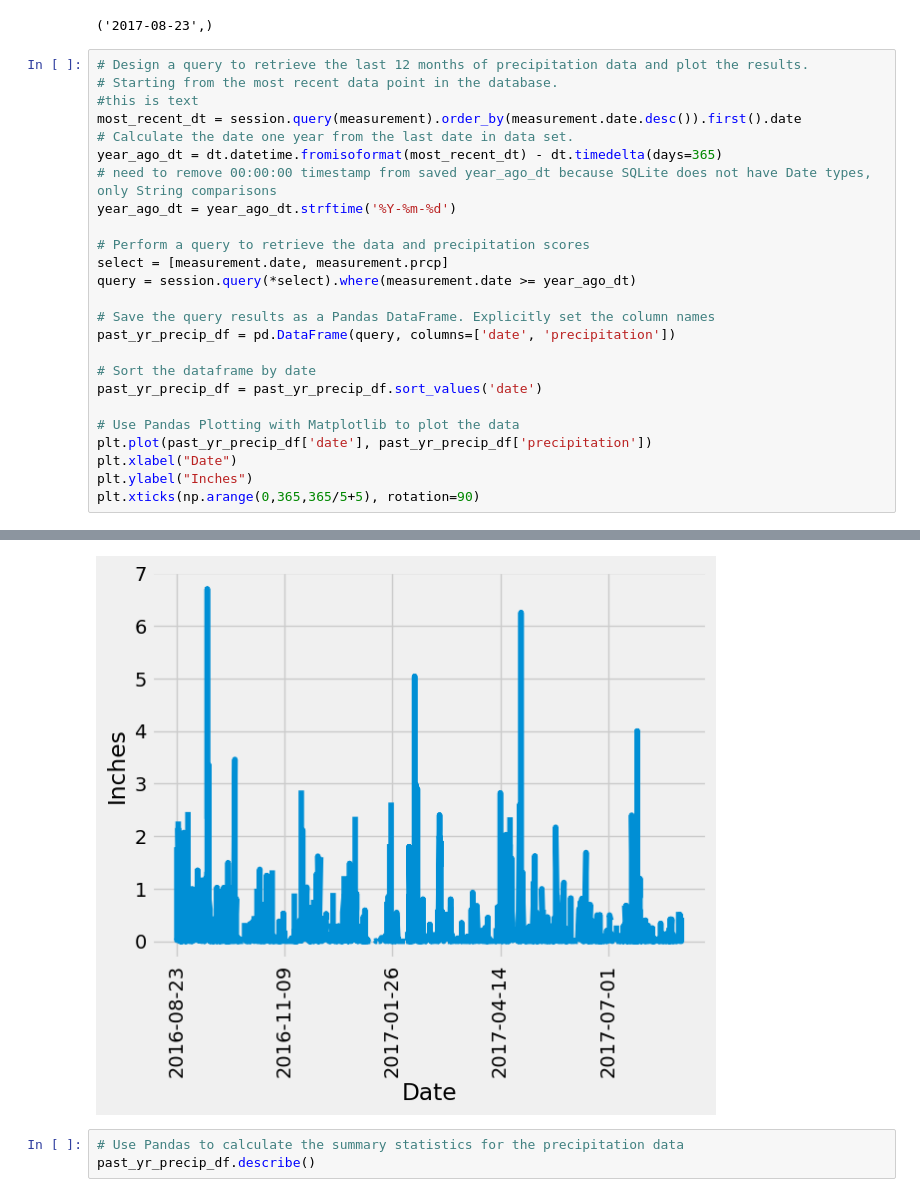
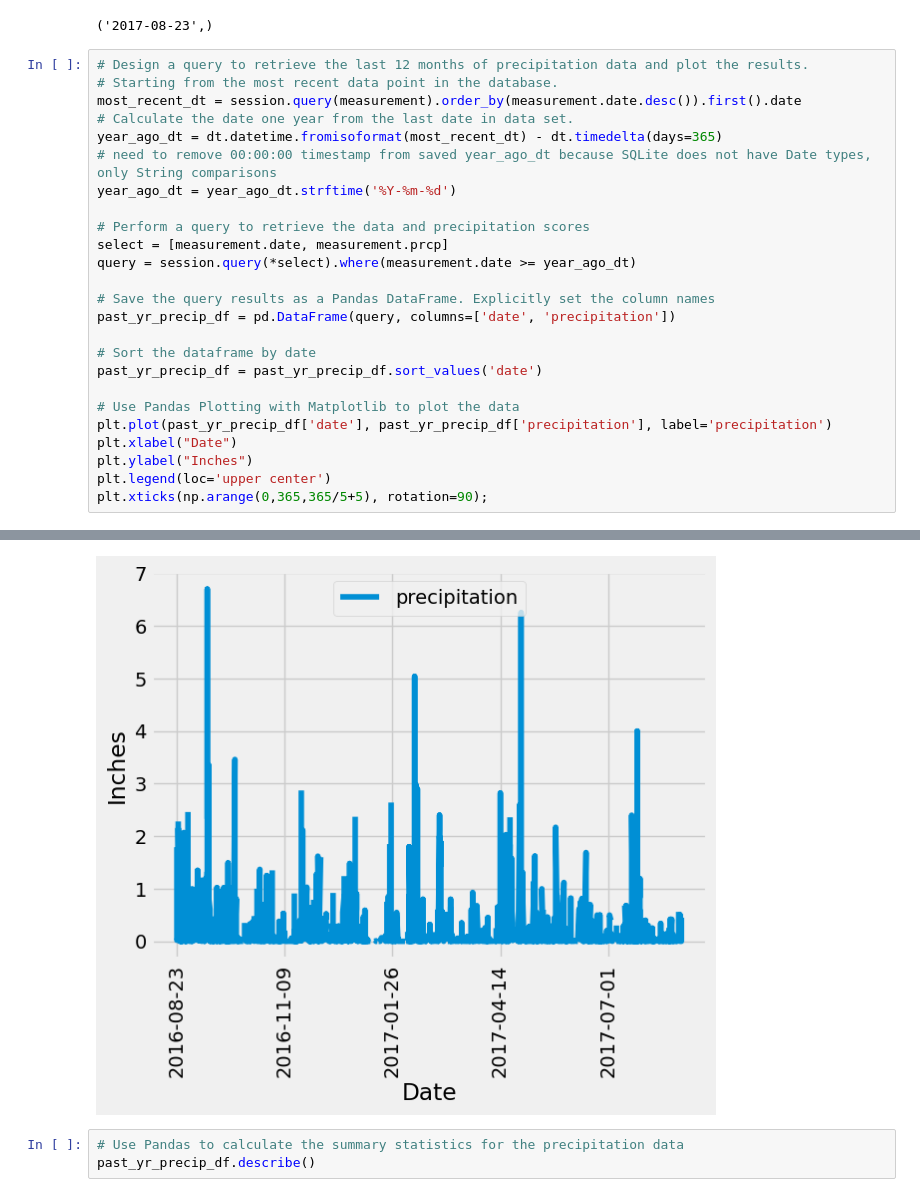
Before and after one commit to ComfyKoala/sqlalchemy-challenge, a Jupyter notebook: SurfsUp/climate_starter.ipynb, the cells around one changed output, grey strips where cells are left out. Cells and saved outputs as stored; diff of their text form.

```diff
--- a/SurfsUp/climate_starter.ipynb
+++ b/SurfsUp/climate_starter.ipynb
@@ -45,7 +45,6 @@ session.query(measurement.date).order_by(measurement.date.desc()).first()
 # %%
 # Design a query to retrieve the last 12 months of precipitation data and plot the results.
 # Starting from the most recent data point in the database.
-#this is text
 most_recent_dt = session.query(measurement).order_by(measurement.date.desc()).first().date
 # Calculate the date one year from the last date in data set.
 year_ago_dt = dt.datetime.fromisoformat(most_recent_dt) - dt.timedelta(days=365)
@@ -63,8 +62,9 @@ past_yr_precip_df = pd.DataFrame(query, columns=['date', 'precipitation'])
 past_yr_precip_df = past_yr_precip_df.sort_values('date')
 
 # Use Pandas Plotting with Matplotlib to plot the data
-plt.plot(past_yr_precip_df['date'], past_yr_precip_df['precipitation'])
+plt.plot(past_yr_precip_df['date'], past_yr_precip_df['precipitation'], label='precipitation')
 plt.xlabel("Date")
 plt.ylabel("Inches")
-plt.xticks(np.arange(0,365,365/5+5), rotation=90)
+plt.legend(loc='upper center')
+plt.xticks(np.arange(0,365,365/5+5), rotation=90);
 # %% [output]
@@ -81,4 +71,4 @@ plt.xticks(np.arange(0,365,365/5+5), rotation=90)
-[figure, old version]
+[figure, new version]
 # %%
 # Use Pandas to calculate the summary statistics for the precipitation data
 past_yr_precip_df.describe()
```
Also changed, not shown: parts of 4 cells of this notebook, 1 other file.
